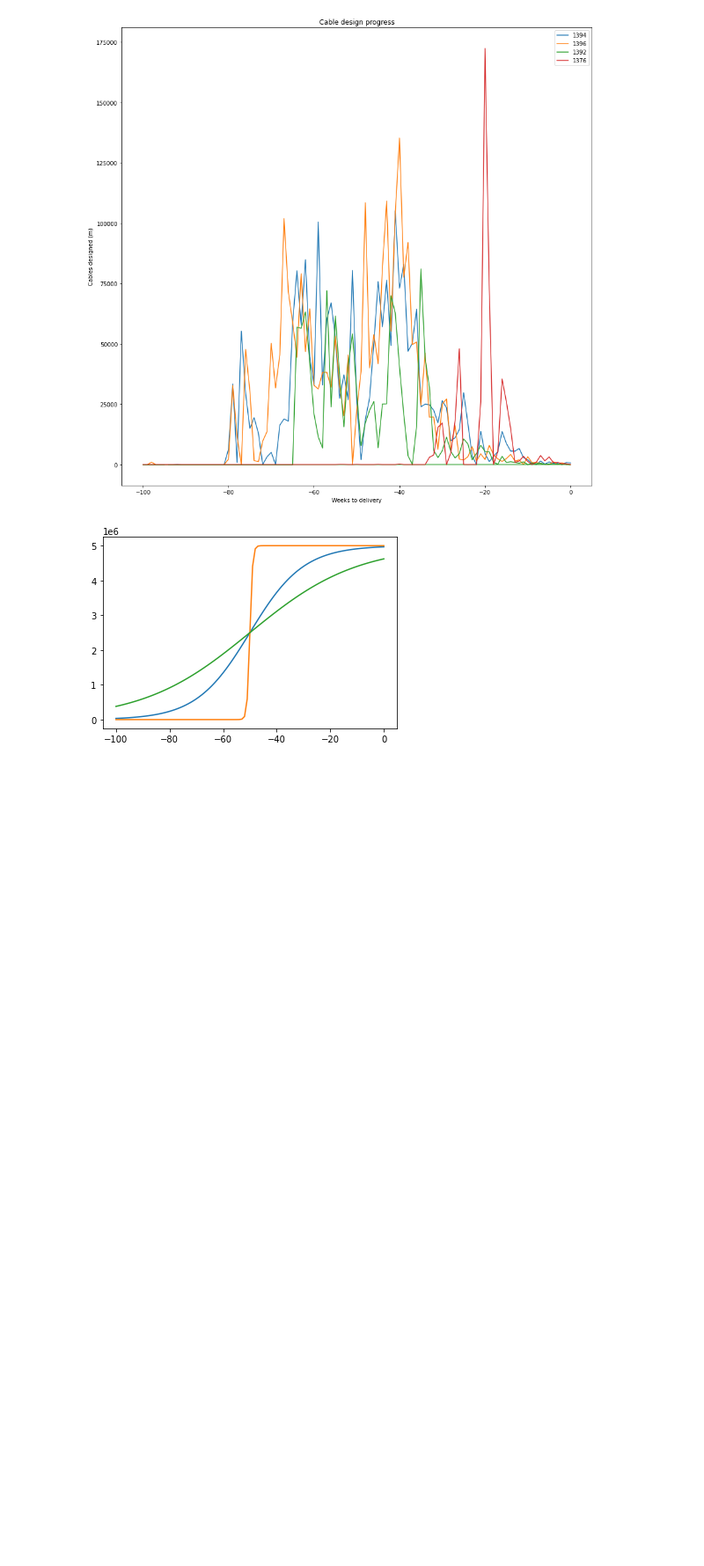
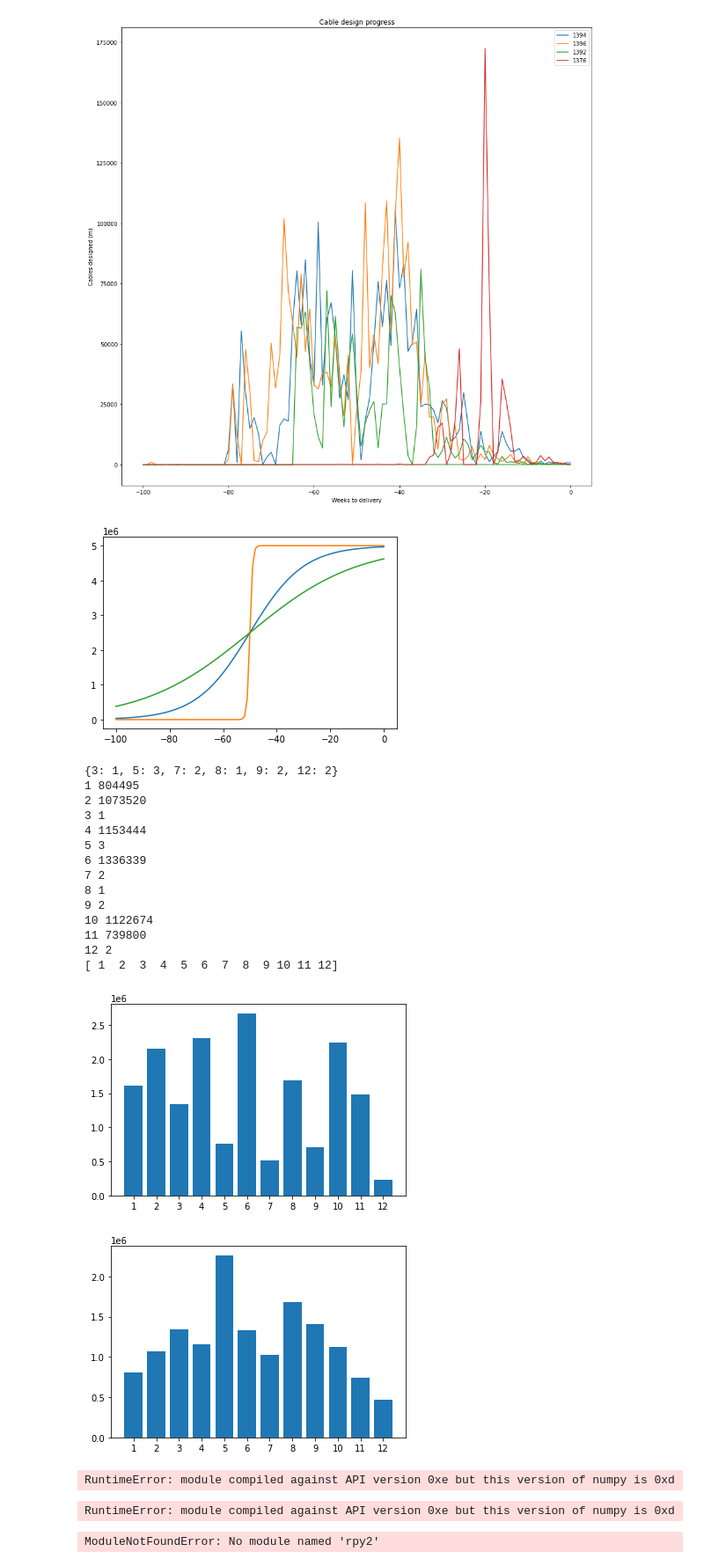
Before and after one commit to Miikkasna/cablepredictions, a Jupyter notebook: jupyter test.ipynb, the cells around one changed output. Shown at 88% size. Saved outputs shown, nothing was run; the diff lists cells and outputs as text; code cells hidden in the pictures; blank space fills up the shorter version.

```diff
--- a/jupyter test.ipynb
+++ b/jupyter test.ipynb
@@ -232,3 +232,74 @@ for k in kk:
 plt.show()
 # %% [output]
 [figure]
+# %%
+cursor.execute("select mth, count(*) as cnt from (select month(cast(avg(cast(planned as int)) as datetime)) as mth from routed group by project_id) t1 group by mth")
+data = np.array(cursor.fetchall())
+months2 = data[:, 0]
+cnt = data[:, -1]
+zip_iterator = zip(months2, cnt)
+mth_cnt = dict(zip_iterator)
+print(mth_cnt)
+cursor.execute("select month(planned) as mth, sum(amount) as cables_per_mth from routed where planned is not null group by month(planned) order by mth")
+data = np.array(cursor.fetchall())
+months = data[:, 0]
+cables = data[:, -1]
+cables2 = []
+for i in range(cables.shape[0]):
+    #continue
+    if months[i] not in mth_cnt.keys():
+        cables2.append(cables[i]/(0.5))
+        print(months[i], cables[i])
+    else:
+        div = mth_cnt[months[i]]
+        print(months[i], div)
+        cables2.append(cables[i]/(div))
+x_pos = [i+1 for i, _ in enumerate(months)]
+plt.bar(x_pos, cables2)
+print(months)
+plt.xticks(months)
+plt.figure()
+plt.bar(x_pos, cables)
+plt.xticks(months)
+plt.show()
+# %% [output]
+{3: 1, 5: 3, 7: 2, 8: 1, 9: 2, 12: 2}
+1 804495
+2 1073520
+3 1
+4 1153444
+5 3
+6 1336339
+7 2
+8 1
+9 2
+10 1122674
+11 739800
+12 2
+[ 1  2  3  4  5  6  7  8  9 10 11 12]
+[figure, added]
+[figure, added]
+# %%
+from Constrained_GaussianProcess import ConstrainedGP
+import numpy as np
+m=30
+# specify the constraints
+constraints={'increasing': True, 'bounded': [0,1], 'convex': False}
+interval=[0,1]
+Gp = ConstrainedGP(m, constraints=constraints, interval=interval)
+
+# Training data
+x_train = np.array([0.25, 0.5, 0.75])
+y_train = norm().cdf((x-0.5)/0.2)
+
+# the MCMC methods are used to approximate the posterior distribution,
+# so apart from training data, 'method' ('HMC' or 'Gibbs'), required number of samples
+# 'n' and the burn in numbers 'burn_in' should be specified when fitting the data.
+Gp.fit_gp(x_train, y_train, n=100, burn_in=100, method='HMC')
+
+x_test = np.arange(0, 1 + 0.01, 0.5)
+y_pred = Gp.mean(x_test)  # get the conditional mean
+# %% [output]
+RuntimeError: module compiled against API version 0xe but this version of numpy is 0xd
+RuntimeError: module compiled against API version 0xe but this version of numpy is 0xd
+ModuleNotFoundError: No module named 'rpy2'
```
Also changed, not shown: 2 other files.
